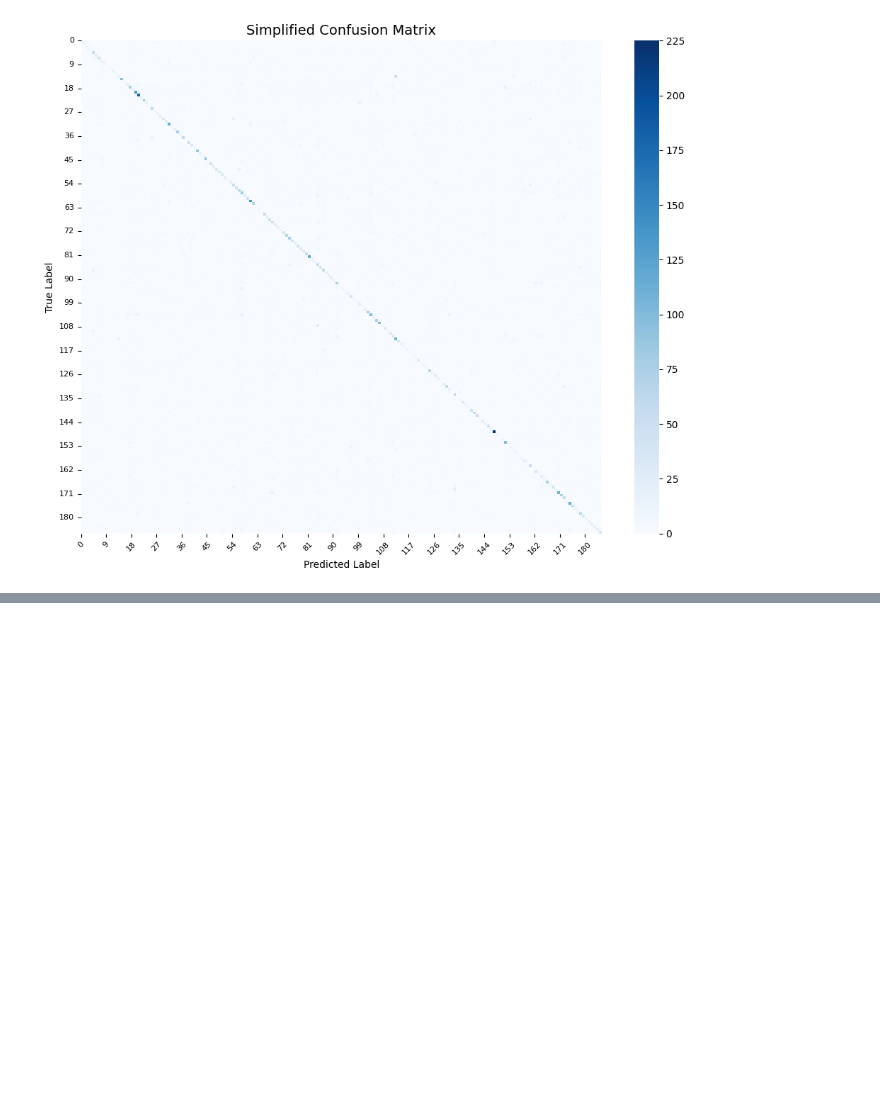
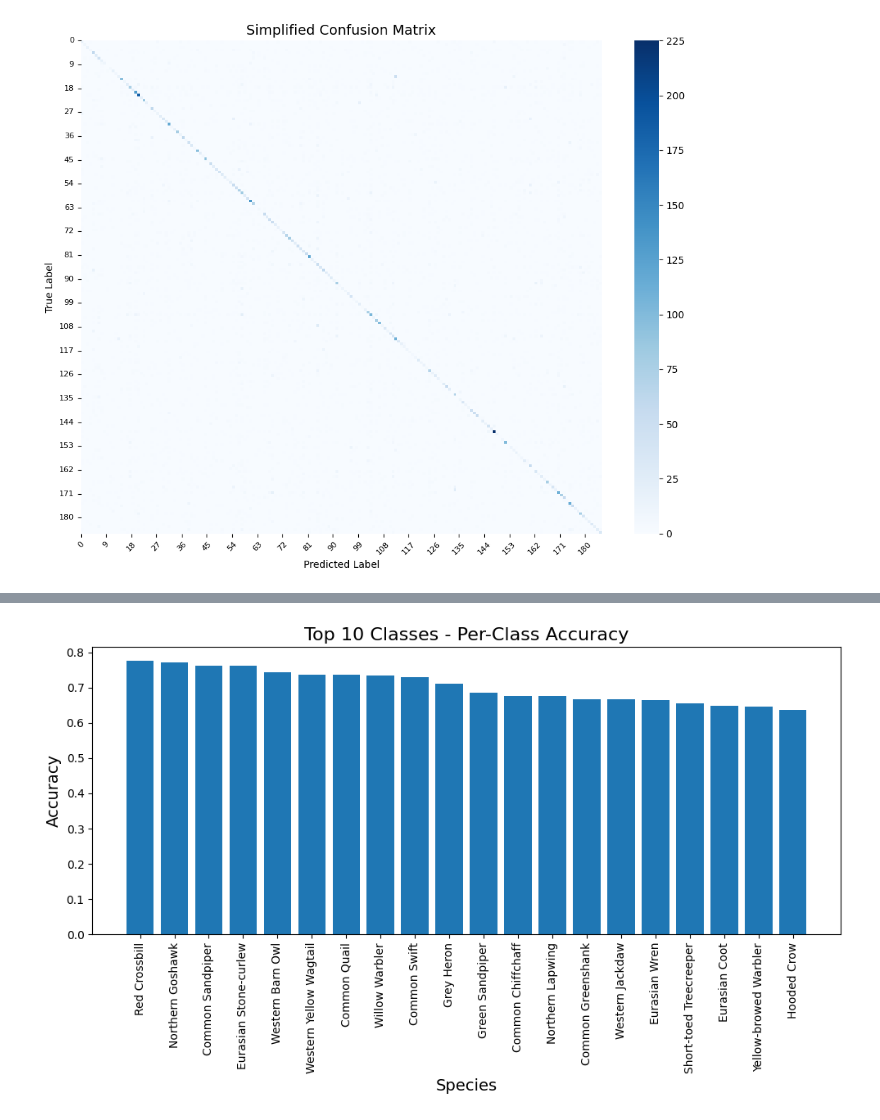
Before and after one commit to Davee02/HSLU.DSPRO1.BirdDetection, a Jupyter notebook: notebooks/10-best_model_evaluation.ipynb, the cells around one changed output, grey strips where cells are left out. Cells and saved outputs as stored; diff of their text form; code cells hidden in the pictures; blank space fills up the shorter version.

```diff
--- a/notebooks/10-best_model_evaluation.ipynb
+++ b/notebooks/10-best_model_evaluation.ipynb
@@ -86,0 +106,14 @@ plt.show()
+# %%
+# Sort per-class accuracy and select the top 10
+top_per_class_accuracy = dict(sorted(per_class_accuracy.items(), key=lambda x: x[1], reverse=True)[:20])
+
+plt.figure(figsize=(10, 6))
+plt.bar(top_per_class_accuracy.keys(), top_per_class_accuracy.values())
+plt.title("Top 10 Classes - Per-Class Accuracy", fontsize=16)
+plt.ylabel("Accuracy", fontsize=14)
+plt.xlabel("Species", fontsize=14)
+plt.xticks(rotation=90, fontsize=10)
+plt.tight_layout()
+plt.show()
+# %% [output]
+[figure, added]
```
Also changed, not shown: parts of 6 cells of this notebook.
